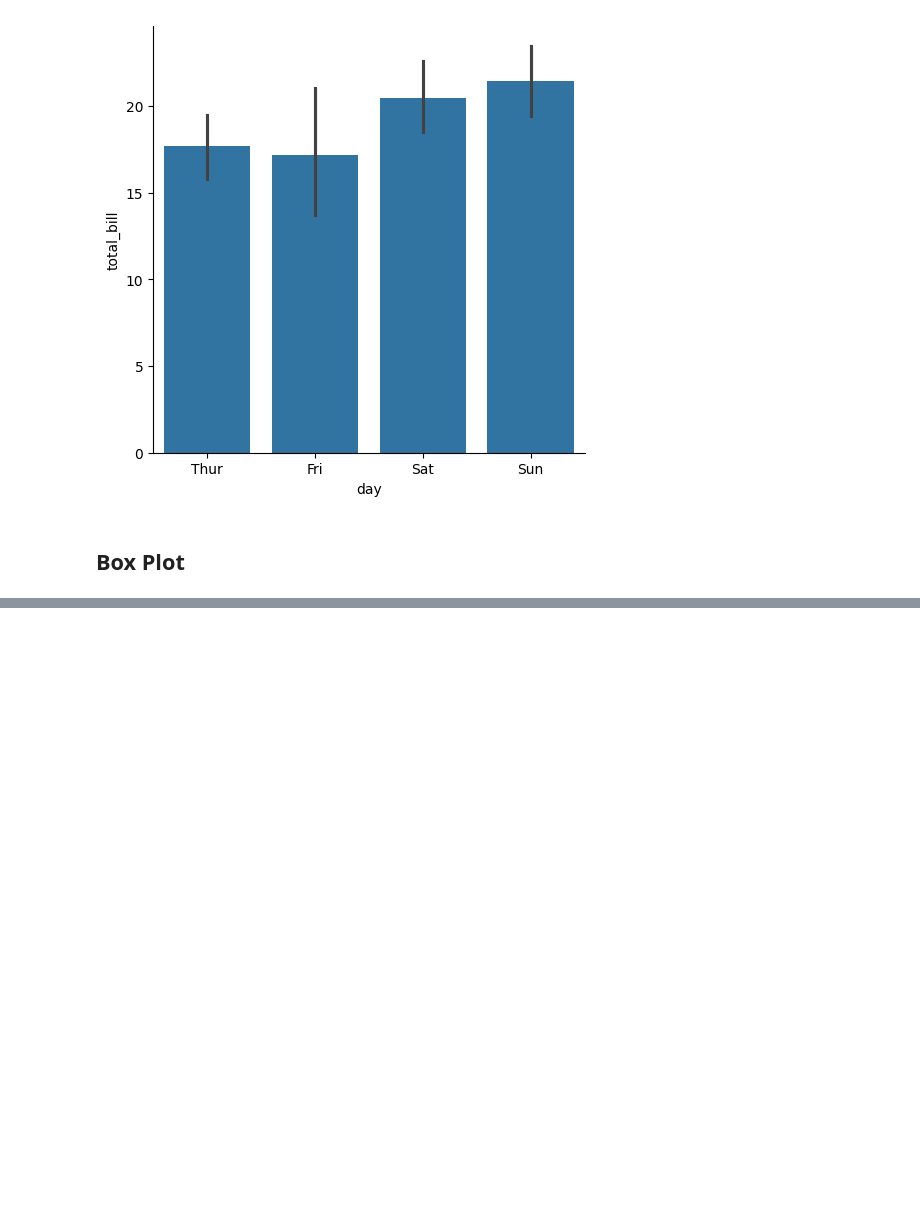
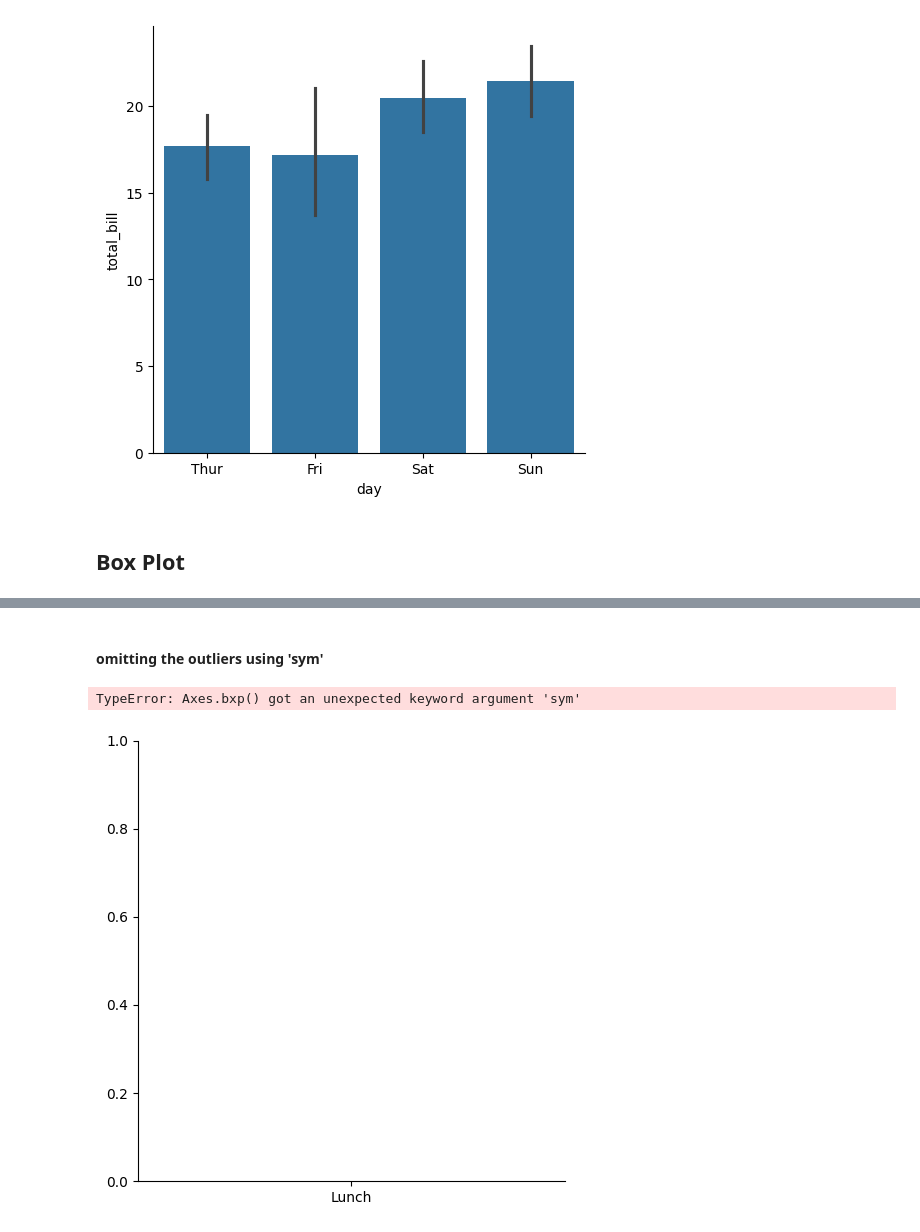
Before and after one commit to aurora-xiao97/DS-Projects, a Jupyter notebook: 20260119_practice_python_data_visualization_seaborn.ipynb, the cells around one changed output, grey strips where cells are left out. Drawn from its saved outputs; the diff is of its cells as text; code cells hidden in the pictures; blank space fills up the shorter version.

```diff
--- a/20260119_practice_python_data_visualization_seaborn.ipynb
+++ b/20260119_practice_python_data_visualization_seaborn.ipynb
@@ -185,0 +215,10 @@ plt.show()
+# %% [markdown]
+#### omitting the outliers using 'sym'
+# %%
+import matplotlib.pyplot as plt
+import seaborn as sns
+sns.catplot(data=tips, x="time", y="total_bill", kind="box", sym="")
+plt.show()
+# %% [output]
+TypeError: Axes.bxp() got an unexpected keyword argument 'sym'
+[figure, added]
```
Also changed, not shown: parts of 17 cells of this notebook.
